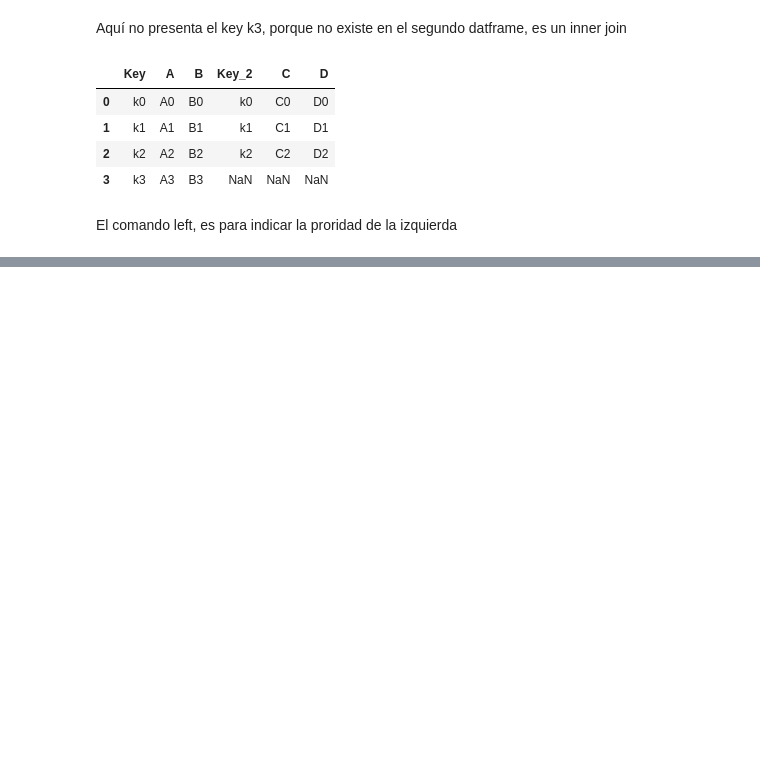
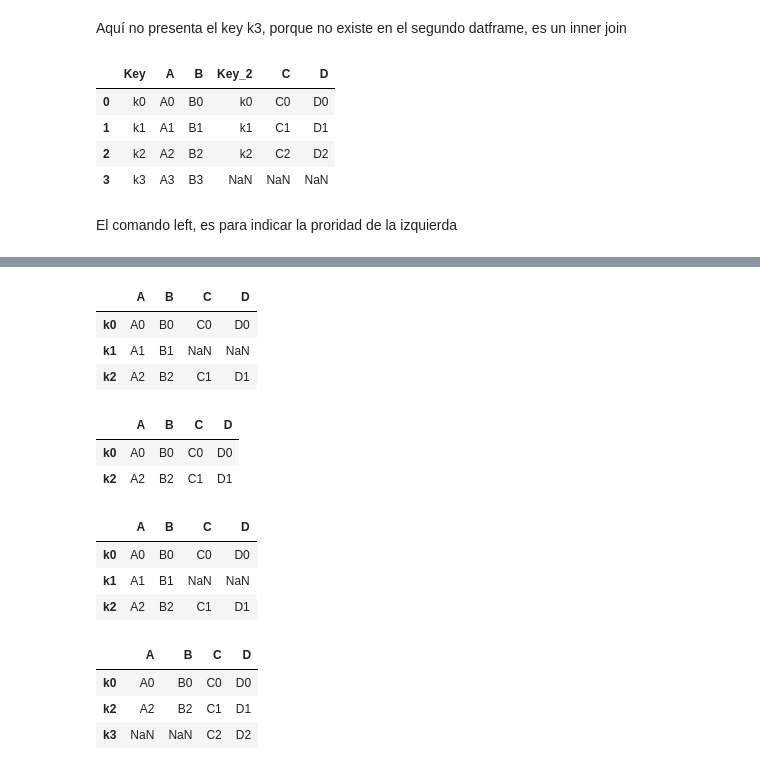
Before and after one commit to JavisG300/Manipulacion_transformacion_de_datos_Numpy_Pandas, a Jupyter notebook: merge_join_concat.ipynb, the cells around one changed output, grey strips where cells are left out. Drawn from its saved outputs; the diff is of its cells as text; code cells hidden in the pictures; blank space fills up the shorter version.

```diff
--- a/merge_join_concat.ipynb
+++ b/merge_join_concat.ipynb
@@ -158,0 +169,27 @@ El comando left, es para indicar la proridad de la izquierda
+# %%
+izq.join(der)
+# %% [output]
+|  | A | B | C | D |
+| k0 | A0 | B0 | C0 | D0 |
+| k1 | A1 | B1 | NaN | NaN |
+| k2 | A2 | B2 | C1 | D1 |
+# %%
+izq.join(der, how='inner') #Lo que hace match a nivel de index deja fuera lo que no está, ambos comparten k0 y k2
+# %% [output]
+|  | A | B | C | D |
+| k0 | A0 | B0 | C0 | D0 |
+| k2 | A2 | B2 | C1 | D1 |
+# %%
+izq.join(der, how='left')
+# %% [output]
+|  | A | B | C | D |
+| k0 | A0 | B0 | C0 | D0 |
+| k1 | A1 | B1 | NaN | NaN |
+| k2 | A2 | B2 | C1 | D1 |
+# %%
+izq.join(der, how='right')
+# %% [output]
+|  | A | B | C | D |
+| k0 | A0 | B0 | C0 | D0 |
+| k2 | A2 | B2 | C1 | D1 |
+| k3 | NaN | NaN | C2 | D2 |
```
Also changed, not shown: parts of 3 cells of this notebook.
